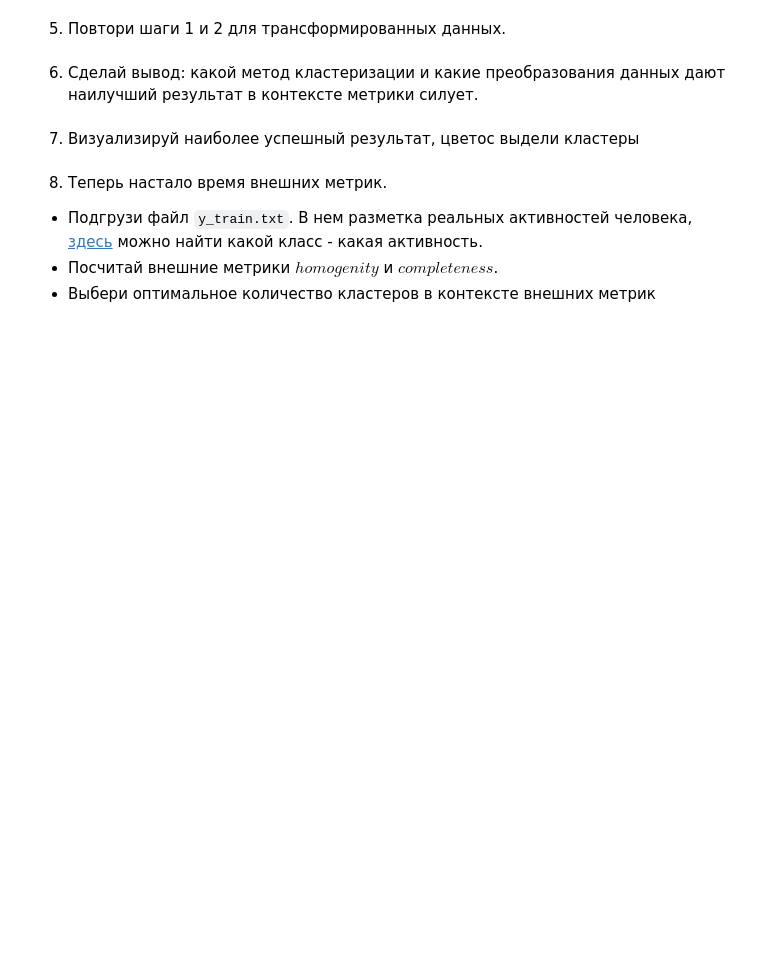
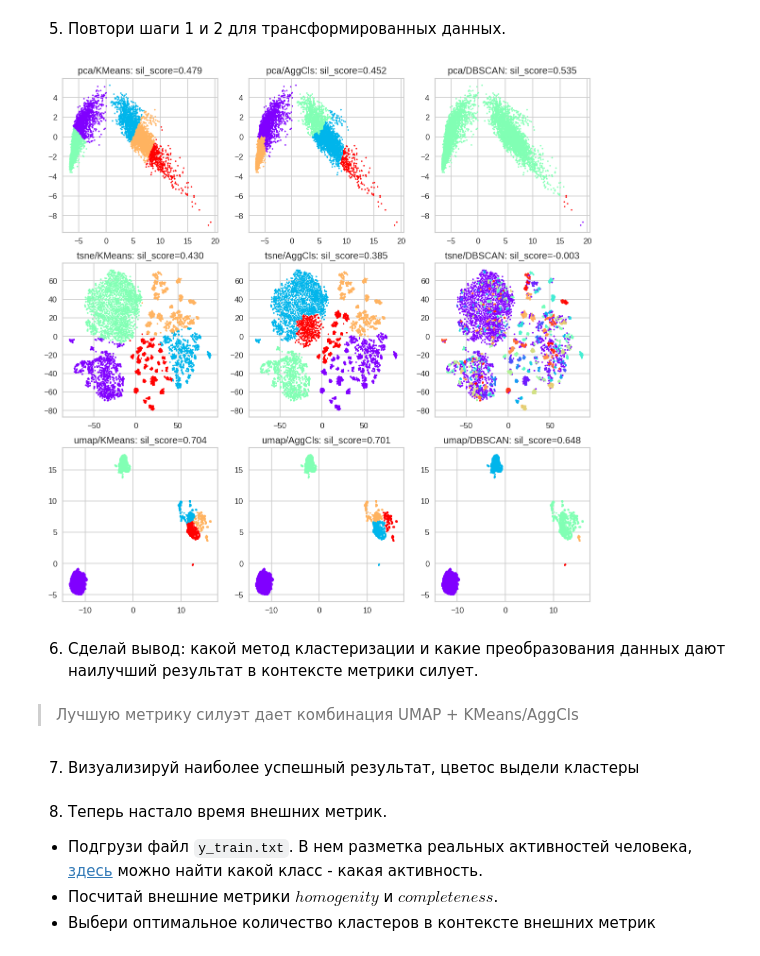
Before and after one commit to DmitriiPrikhodko/ds-phase1-git, a Jupyter notebook: week3/day1/06-01-task.ipynb, the cells around one changed output. Cells and saved outputs as stored; diff of their text form; code cells hidden in the pictures; blank space fills up the shorter version.

```diff
--- a/week3/day1/06-01-task.ipynb
+++ b/week3/day1/06-01-task.ipynb
@@ -62,5 +126,40 @@ pd.read_csv(path, sep='\s+', header=None)
+# %%
+X = {"pca": X_pca, "tsne": X_tsne, "umap": X_umap}
+
+models = {
+    "KMeans": KMeans(n_clusters=5, n_init=25, random_state=42, max_iter=500),
+    "AggCls": AgglomerativeClustering(5),
+    "DBSCAN": DBSCAN(eps=1),
+}
+# %%
+def plot_results(X: dict, models: dict):
+    fig, ax = plt.subplots(3, 3, figsize=(12, 12))
+    for i in np.arange(3):
+        for j in np.arange(3):
+            X_ = list(X.values())[i]
+            model = list(models.values())[j].fit(X_)
+            colors = model.labels_
+            sil_score = silhouette_score(X_, model.labels_)
+            #
+            ax[i, j].scatter(
+                np.array(X_)[:, 0],
+                np.array(X_)[:, 1],
+                c=colors,
+                marker=".",
+                s=10,
+                cmap="rainbow",
+            )
+            ax[i, j].set_title(
+                f"{list(X.keys())[i]}/{list(models.keys())[j]}: sil_score={sil_score:.3f}"
+            )
+# %%
+plot_results(X, models)
+# %% [output]
+[figure, added]
 # %% [markdown]
 6. Сделай вывод: какой метод кластеризации и какие преобразования данных дают наилучший результат в контексте метрики силует.
+# %% [markdown]
+> Лучшую метрику силуэт дает комбинация UMAP + KMeans/AggCls
 # %% [markdown]
 7. Визуализируй наиболее успешный результат, цветос выдели кластеры
 # %%
```
Also changed, not shown: parts of 24 cells of this notebook, 4 other files.
